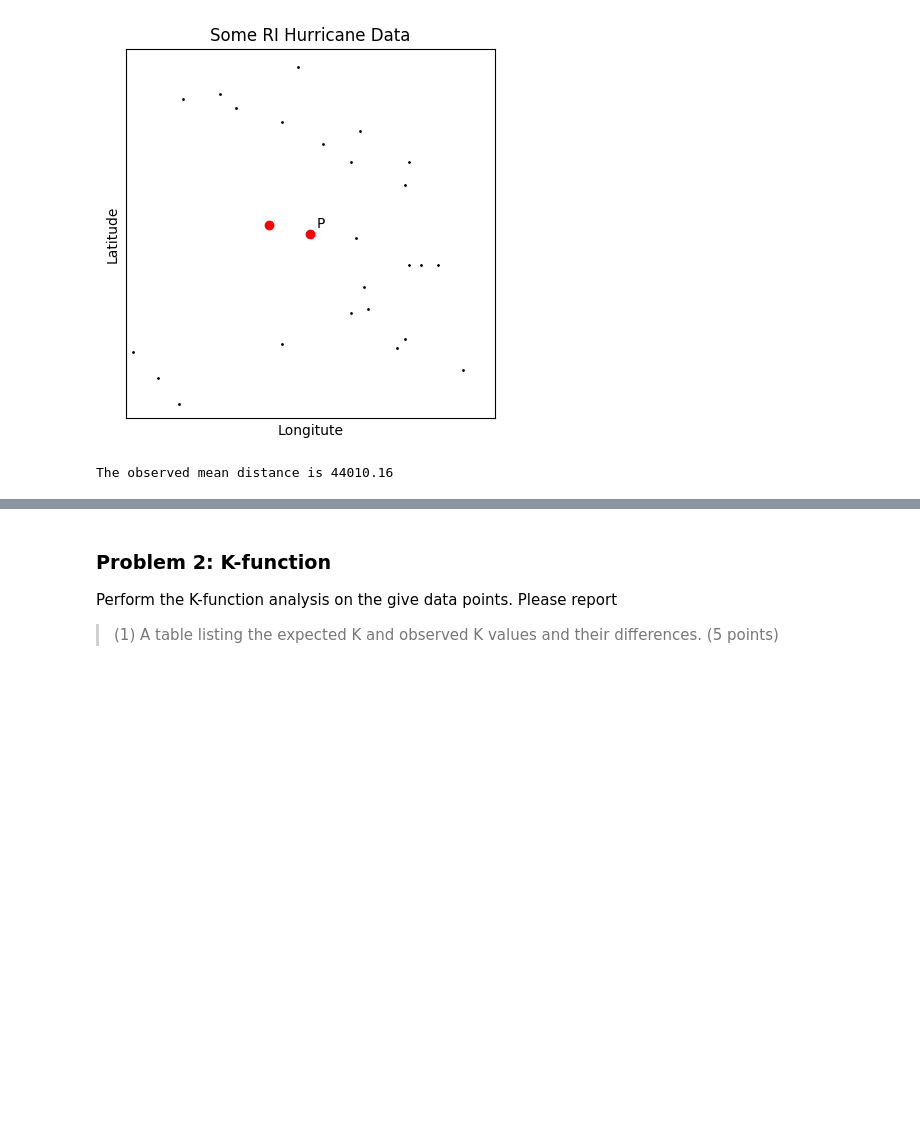
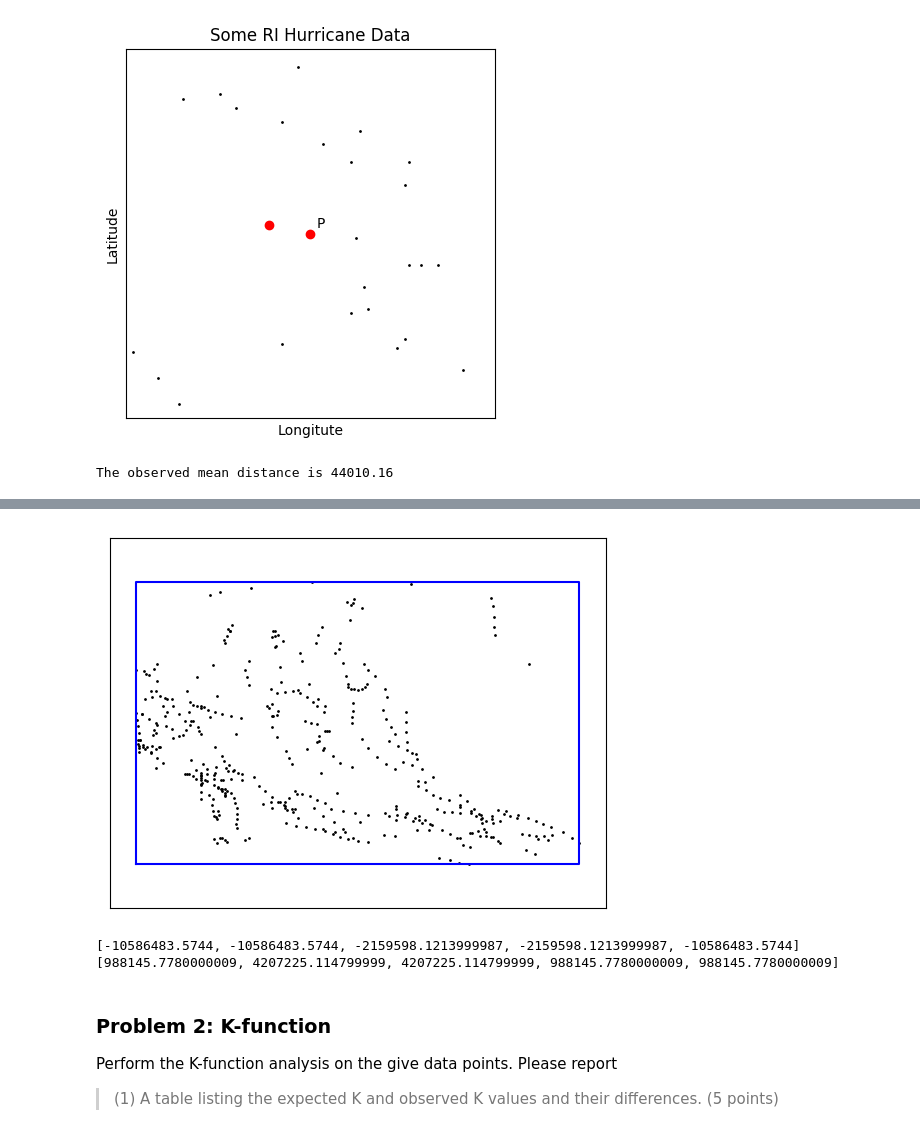
Before and after one commit to jelkner/ggs560, a Jupyter notebook: GGS560 Homework 10.ipynb, the cells around one changed output, grey strips where cells are left out. Saved outputs shown, nothing was run; the diff lists cells and outputs as text; code cells hidden in the pictures; blank space fills up the shorter version.

```diff
--- a/GGS560 Homework 10.ipynb
+++ b/GGS560 Homework 10.ipynb
@@ -149,3 +152,34 @@ plt.show()
+# %%
+def bounding_box(points):
+    xmin, ymin = points[0][0], points[0][1]
+    xmax, ymax = points[0][0], points[0][1]
+
+    for point in points:
+        if point[0] < xmin:
+            xmin = point[0]
+        elif point[0] > xmax:
+            xmax = point[0]
+        if point[1] < ymin:
+            ymin = point[1]
+        elif point[1] > ymax:
+            ymax = point[1]
+
+    return [xmin, xmin, xmax, xmax, xmin], [ymin, ymax, ymax, ymin, ymin]
+
+bx, by = bounding_box(points)
+plt.plot(bx, by, color='blue')
+plt.scatter(xs, ys, c='k', s=1)
+delta = 0.5e6
+xmin, ymin, xmax, ymax = bx[0], by[0], bx[2], by[2]
+plt.xlim(xmin-delta, xmax+delta)
+plt.xticks([])
+plt.ylim(ymin-delta, ymax+delta)
+plt.yticks([])
+plt.show()
+print(bx, by)
+# %% [output]
+[figure, added]
+[-10586483.5744, -10586483.5744, -2159598.1213999987, -2159598.1213999987, -10586483.5744] [988145.7780000009, 4207225.114799999, 4207225.114799999, 988145.7780000009, 988145.7780000009]
 # %% [markdown]
 ### Problem 2: K-function
 Perform the K-function analysis on the give data points. Please report
```
Also changed, not shown: parts of 5 cells of this notebook.
